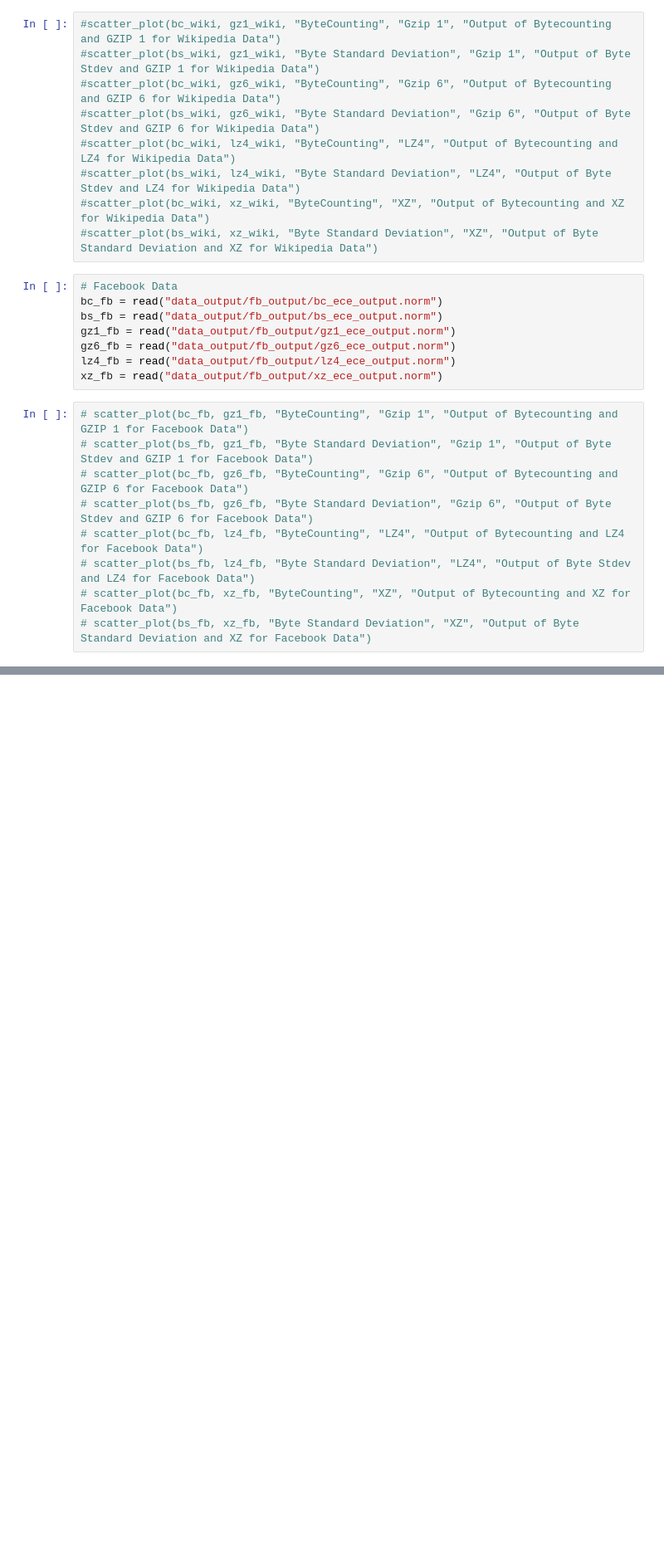
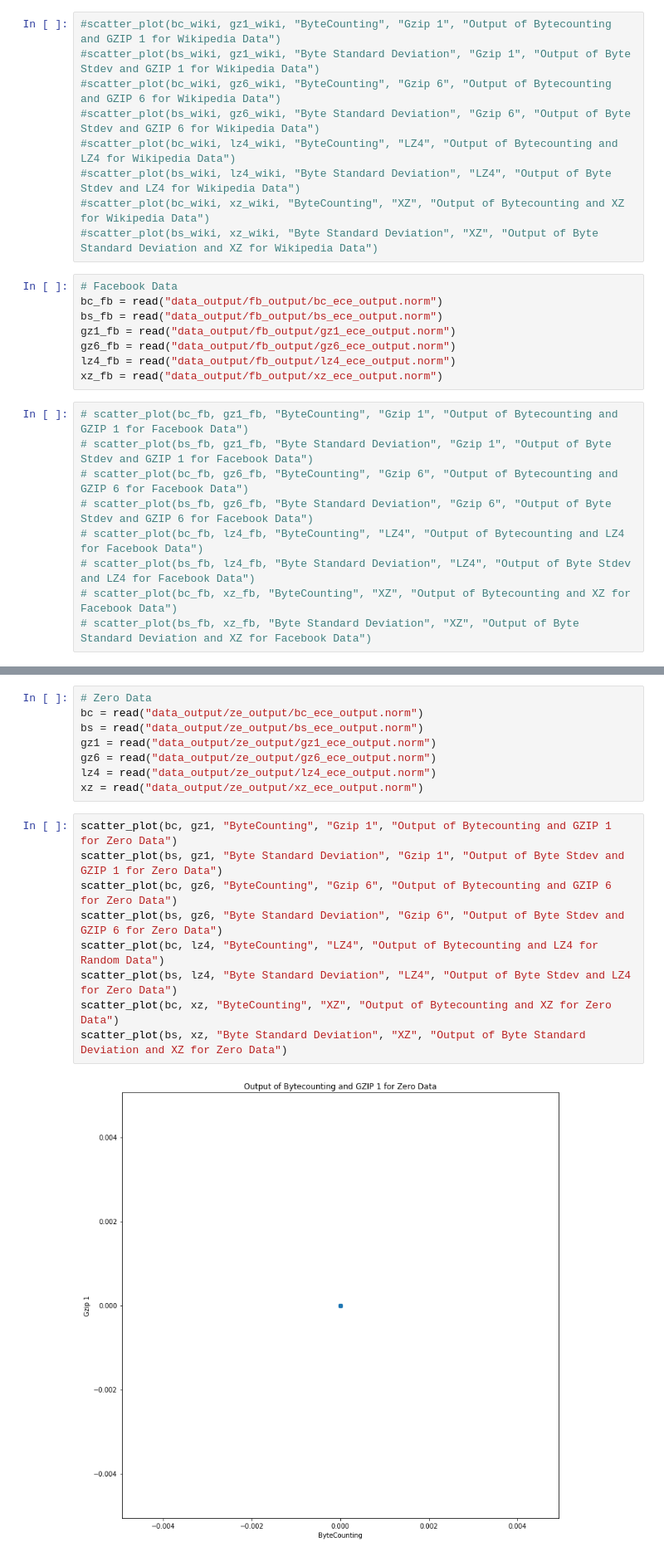
Before and after one commit to dennisasamoahowusu/compressibility, a Jupyter notebook: graphs.ipynb, the cells around one changed output, grey strips where cells are left out. Shown at 83% size. Cells and saved outputs as stored; diff of their text form; blank space fills up the shorter version.

Commit message:
More graphs

```diff
--- a/graphs.ipynb
+++ b/graphs.ipynb
@@ -56,0 +100,19 @@ xz_fb = read("data_output/fb_output/xz_ece_output.norm")
+# %%
+# Zero Data
+bc = read("data_output/ze_output/bc_ece_output.norm")
+bs = read("data_output/ze_output/bs_ece_output.norm")
+gz1 = read("data_output/ze_output/gz1_ece_output.norm")
+gz6 = read("data_output/ze_output/gz6_ece_output.norm")
+lz4 = read("data_output/ze_output/lz4_ece_output.norm")
+xz = read("data_output/ze_output/xz_ece_output.norm")
+# %%
+scatter_plot(bc, gz1, "ByteCounting", "Gzip 1", "Output of Bytecounting and GZIP 1 for Zero Data")
+scatter_plot(bs, gz1, "Byte Standard Deviation", "Gzip 1", "Output of Byte Stdev and GZIP 1 for Zero Data")
+scatter_plot(bc, gz6, "ByteCounting", "Gzip 6", "Output of Bytecounting and GZIP 6 for Zero Data")
+scatter_plot(bs, gz6, "Byte Standard Deviation", "Gzip 6", "Output of Byte Stdev and GZIP 6 for Zero Data")
+scatter_plot(bc, lz4, "ByteCounting", "LZ4", "Output of Bytecounting and LZ4 for Random Data")
+scatter_plot(bs, lz4, "Byte Standard Deviation", "LZ4", "Output of Byte Stdev and LZ4 for Zero Data")
+scatter_plot(bc, xz, "ByteCounting", "XZ", "Output of Bytecounting and XZ for Zero Data")
+scatter_plot(bs, xz, "Byte Standard Deviation", "XZ", "Output of Byte Standard Deviation and XZ for Zero Data")
+# %% [output]
+[figure, added]
```
Also changed, not shown: parts of 5 cells of this notebook, 10 other files.
